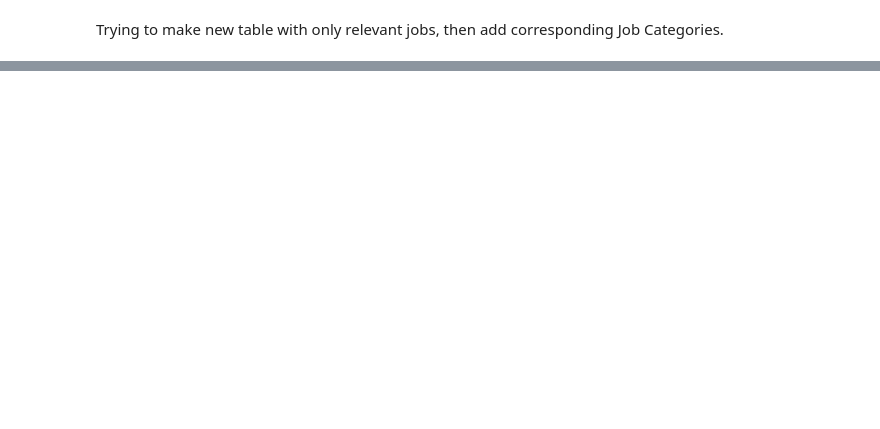
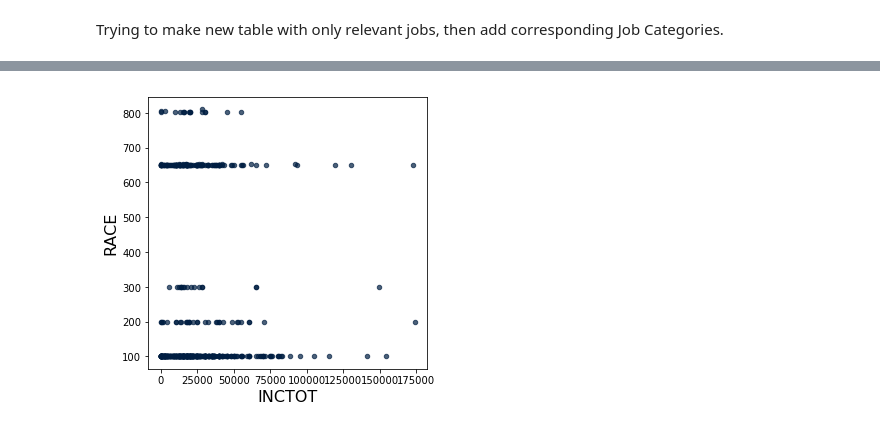
Before and after one commit to ds-modules/GWS-131, a Jupyter notebook: bay_area.ipynb, the cells around one changed output, grey strips where cells are left out. Cells and saved outputs as stored; diff of their text form; code cells hidden in the pictures; blank space fills up the shorter version.

```diff
--- a/bay_area.ipynb
+++ b/bay_area.ipynb
@@ -101,6 +219,8 @@ custodial_jobs
 # %%
 service_jobs=with_sector.where("SECTOR", are.equal_to("SERVICE"))
-service_jobs
+service_jobs.scatter("INCTOT", "RACE")
+# %% [output]
+[figure, added]
 # %%
 financial_jobs=with_sector.where("SECTOR", are.equal_to("FINANCIAL"))
 financial_jobs
```
Also changed, not shown: parts of 15 cells of this notebook.
